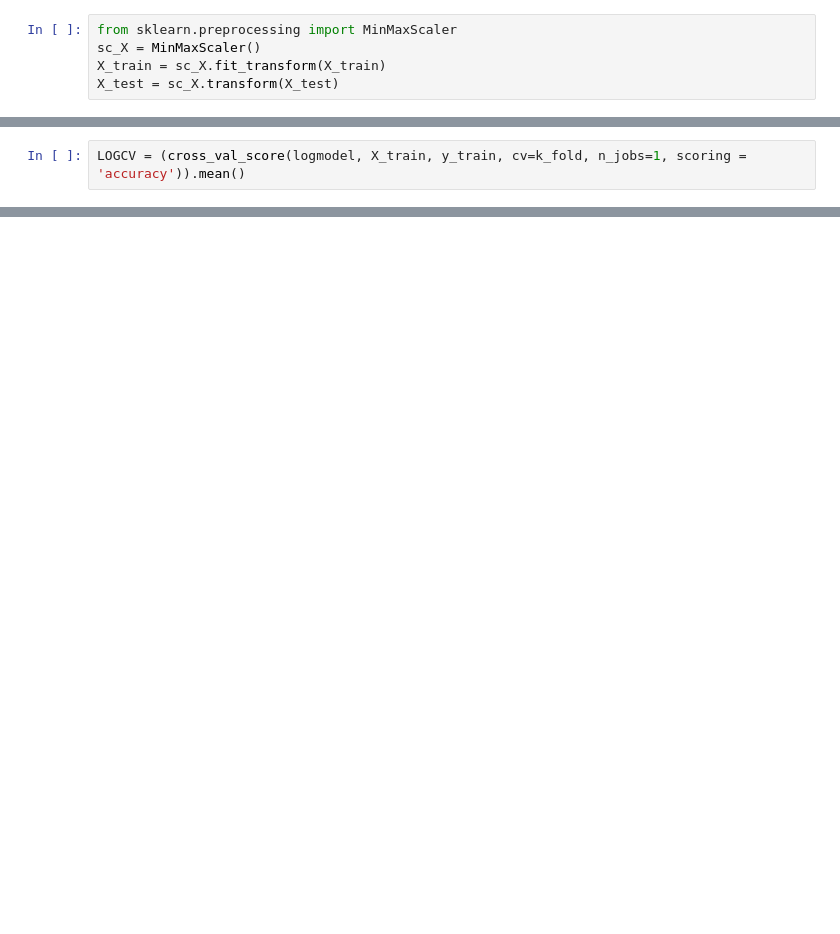
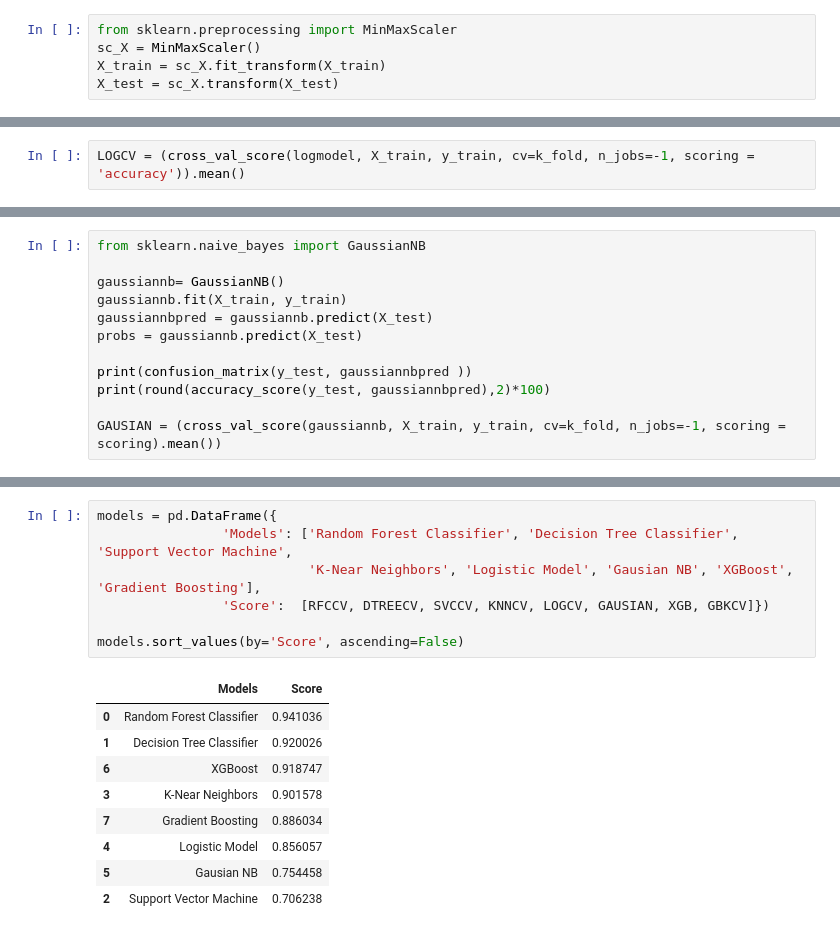
Before and after one commit to rkm7387/PORTUGES-BANK, a Jupyter notebook: portuges_bank.ipynb, the cells around one changed output, grey strips where cells are left out. Cells and saved outputs as stored; diff of their text form; blank space fills up the shorter version.

```diff
--- a/portuges_bank.ipynb
+++ b/portuges_bank.ipynb
@@ -898,5 +912,5 @@ Accuracy :  83.0
 # %%
-LOGCV = (cross_val_score(logmodel, X_train, y_train, cv=k_fold, n_jobs=1, scoring = 'accuracy')).mean()
+LOGCV = (cross_val_score(logmodel, X_train, y_train, cv=k_fold, n_jobs=-1, scoring = 'accuracy')).mean()
 # %%
 from sklearn import model_selection
 from sklearn.neighbors import KNeighborsClassifier
@@ -920,0 +993,12 @@ plt.show()
+# %%
+from sklearn.naive_bayes import GaussianNB
+
+gaussiannb= GaussianNB()
+gaussiannb.fit(X_train, y_train)
+gaussiannbpred = gaussiannb.predict(X_test)
+probs = gaussiannb.predict(X_test)
+
+print(confusion_matrix(y_test, gaussiannbpred ))
+print(round(accuracy_score(y_test, gaussiannbpred),2)*100)
+
+GAUSIAN = (cross_val_score(gaussiannb, X_train, y_train, cv=k_fold, n_jobs=-1, scoring = scoring).mean())
@@ -920,0 +1039,17 @@ plt.show()
+# %%
+models = pd.DataFrame({
+                'Models': ['Random Forest Classifier', 'Decision Tree Classifier', 'Support Vector Machine',
+                           'K-Near Neighbors', 'Logistic Model', 'Gausian NB', 'XGBoost', 'Gradient Boosting'],
+                'Score':  [RFCCV, DTREECV, SVCCV, KNNCV, LOGCV, GAUSIAN, XGB, GBKCV]})
+
+models.sort_values(by='Score', ascending=False)
+# %% [output]
+|  | Models | Score |
+| 0 | Random Forest Classifier | 0.941036 |
+| 1 | Decision Tree Classifier | 0.920026 |
+| 6 | XGBoost | 0.918747 |
+| 3 | K-Near Neighbors | 0.901578 |
+| 7 | Gradient Boosting | 0.886034 |
+| 4 | Logistic Model | 0.856057 |
+| 5 | Gausian NB | 0.754458 |
+| 2 | Support Vector Machine | 0.706238 |
```
Also changed, not shown: parts of 32 cells of this notebook.
